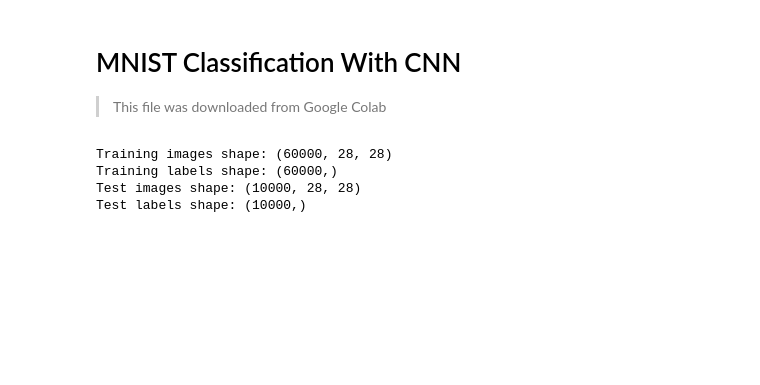
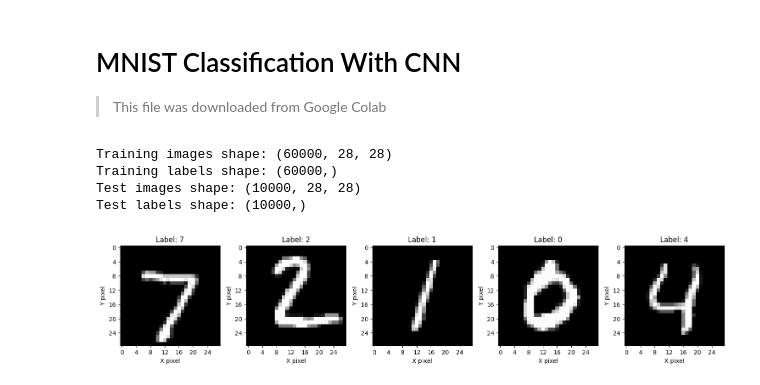
Before and after one commit to EinMenthos/549-handwrittem, a Jupyter notebook: train-on-google-colab.ipynb, the cells around one changed output. Cells and saved outputs as stored; diff of their text form; code cells hidden in the pictures; blank space fills up the shorter version.

Commit message:
split code
split code for easier tests

```diff
--- a/train-on-google-colab.ipynb
+++ b/train-on-google-colab.ipynb
@@ -12,7 +12,8 @@ to train the CNN model.
 """
 
 """
-Daniel Wu, 3/10/26
+Daniel Wu, 3/11/26
+Group4
 CPSC476, Spring 2026
 Professor Ning Chen
 """
@@ -56,7 +57,7 @@ def load_mnist_labels(filename):
 os.makedirs("./data", exist_ok=True)
 
 """
-#fix certification issues - did not work
+#fix certification issues - did not work (gave up and downloaded the file manually)
 %pip install --upgrade certifi
 import ssl
 import certifi
@@ -70,33 +71,55 @@ os.environ['SSL_CERT_FILE'] = certifi.where()
 
 # Download MNIST dataset files (just download and save inside folder)
 #download_mnist('http://yann.lecun.com/exdb/mnist/train-images-idx3-ubyte.gz', './data/train-images-idx3-ubyte.gz')
 #download_mnist('https://ossci-datasets.s3.amazonaws.com/mnist/train-images-idx3-ubyte.gz', './data/train-images-idx3-ubyte.gz')
 #download_mnist('http://yann.lecun.com/exdb/mnist/train-labels-idx1-ubyte.gz', './data/train-labels-idx1-ubyte.gz')
 #download_mnist('http://yann.lecun.com/exdb/mnist/t10k-images-idx3-ubyte.gz', './data/t10k-images-idx3-ubyte.gz')
 #download_mnist('http://yann.lecun.com/exdb/mnist/t10k-labels-idx1-ubyte.gz', './data/t10k-labels-idx1-ubyte.gz')
 
 # Extract MNIST dataset files
 extract_mnist('./data/train-images-idx3-ubyte.gz', './data/train-images.idx3-ubyte')
 extract_mnist('./data/train-labels-idx1-ubyte.gz', './data/train-labels.idx1-ubyte')
 extract_mnist('./data/t10k-images-idx3-ubyte.gz', './data/t10k-images.idx3-ubyte')
 extract_mnist('./data/t10k-labels-idx1-ubyte.gz', './data/t10k-labels.idx1-ubyte')
 
 # Load training and test set data
 train_images = load_mnist_images('./data/train-images.idx3-ubyte')
 train_labels = load_mnist_labels('./data/train-labels.idx1-ubyte')
 test_images = load_mnist_images('./data/t10k-images.idx3-ubyte')
 test_labels = load_mnist_labels('./data/t10k-labels.idx1-ubyte')
 
 # Print the shapes of the datasets
 print("Training images shape:", train_images.shape)
 print("Training labels shape:", train_labels.shape)
 print("Test images shape:", test_images.shape)
 print("Test labels shape:", test_labels.shape)
+
+# drawing plots
+import matplotlib.pyplot as plt
+
+num_plots = 5
+fig, axes = plt.subplots(1, num_plots, figsize=(15,3))
+
+for i in range(num_plots):
+    ax = axes[i]
+    ax.imshow(test_images[i], cmap='gray')
+
+    # Label axes 0–27
+    ax.set_xticks(range(0,28,4))
+    ax.set_yticks(range(0,28,4))
+
+    ax.set_xlabel("X pixel")
+    ax.set_ylabel("Y pixel")
+    ax.set_title(f"Label: {test_labels[i]}")
+
+plt.tight_layout()
+plt.show()
 # %% [output]
 Training images shape: (60000, 28, 28)
 Training labels shape: (60000,)
 Test images shape: (10000, 28, 28)
 Test labels shape: (10000,)
+[figure, added]
 # %%
 import os
 import numpy as np
```
Also changed, not shown: parts of 3 cells of this notebook.
